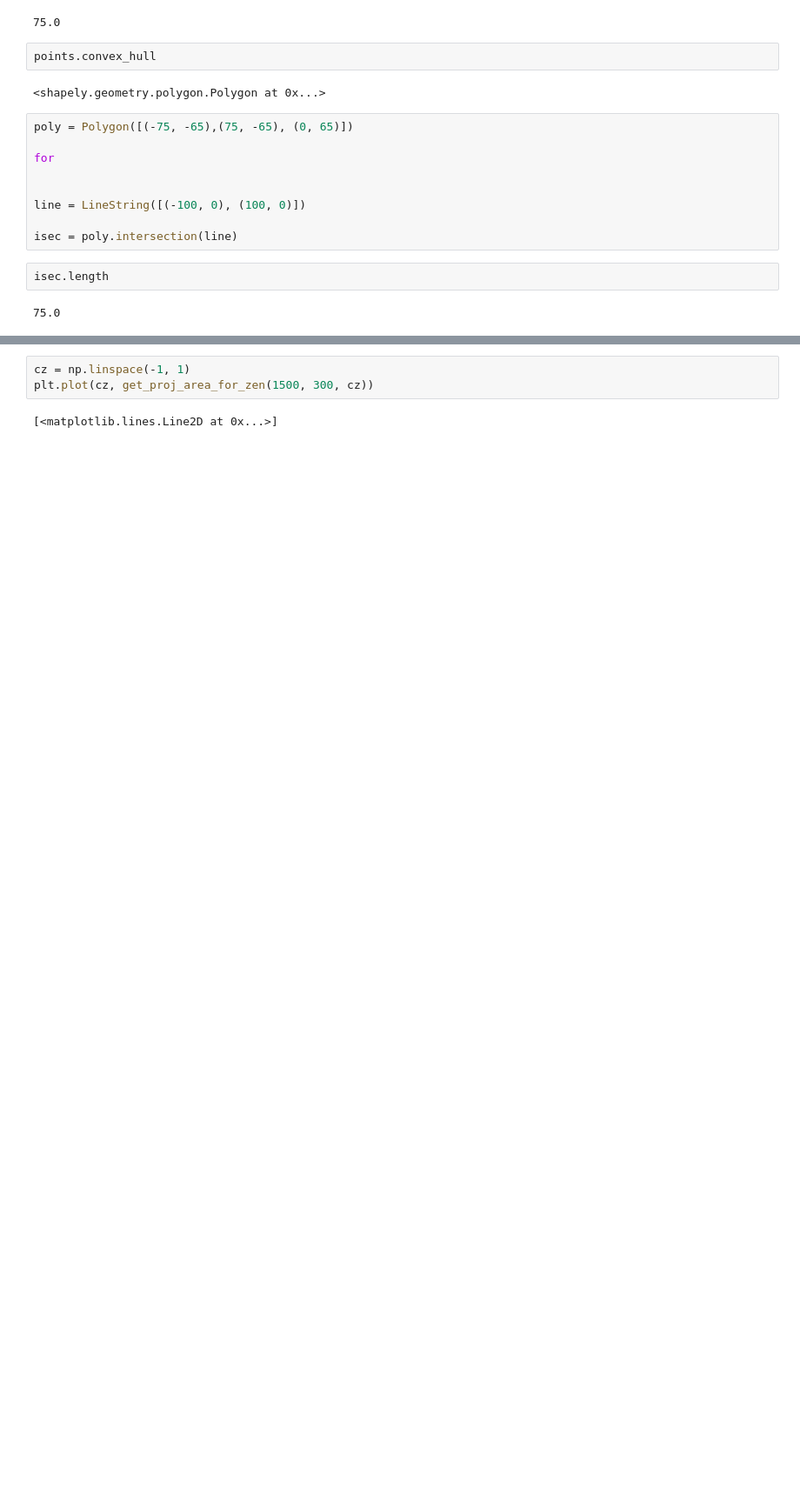
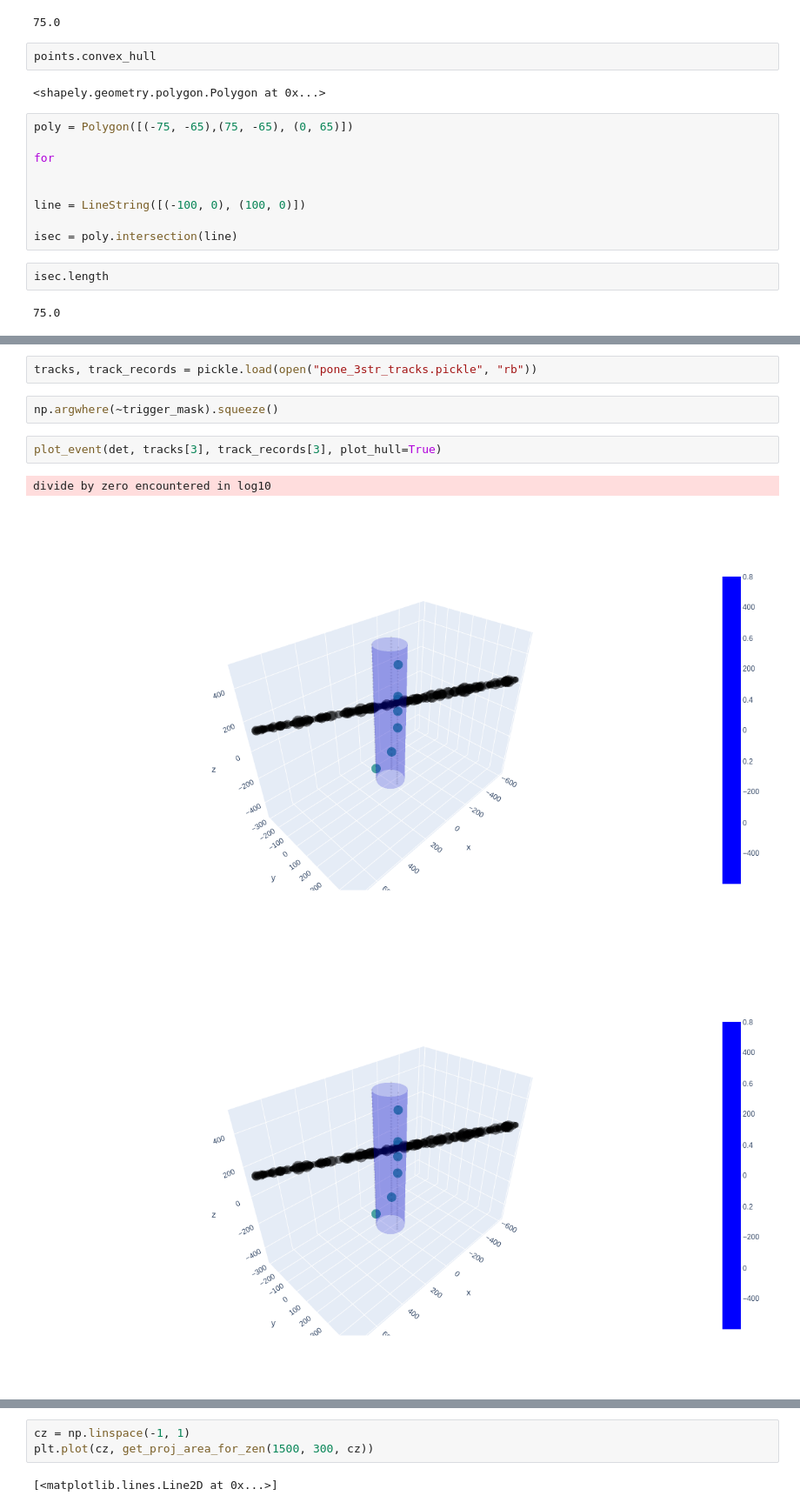
Before and after one commit to chrhck/gnn_testbed, a Jupyter notebook: pone_proto_eff_area.ipynb, the cells around one changed output, grey strips where cells are left out. Shown at 87% size. Saved outputs shown, nothing was run; the diff lists cells and outputs as text; blank space fills up the shorter version.

```diff
--- a/pone_proto_eff_area.ipynb
+++ b/pone_proto_eff_area.ipynb
@@ -118,3 +135,13 @@ tracks, track_records = generate_realistic_tracks(det, height, radius, 20000, se
+# %%
+tracks, track_records = pickle.load(open("pone_3str_tracks.pickle", "rb"))
+# %%
+np.argwhere(~trigger_mask).squeeze()
+# %%
+plot_event(det, tracks[3], track_records[3], plot_hull=True)
+# %% [output]
+divide by zero encountered in log10
+[figure, added]
+[figure, added]
 # %%
 plot_events(det, tracks[10:20], records=track_records[10:20], );
 # %% [output]
```
Also changed, not shown: parts of 34 cells of this notebook, 2 other files.
